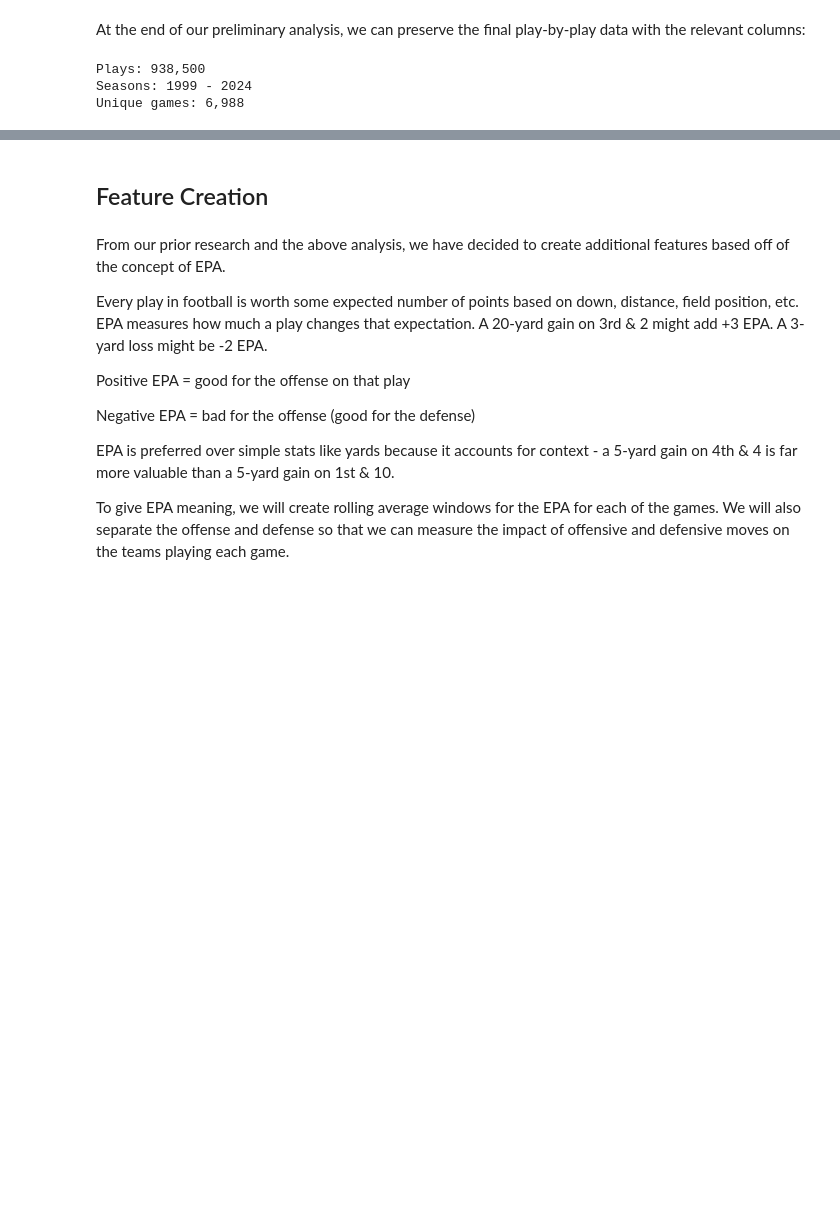
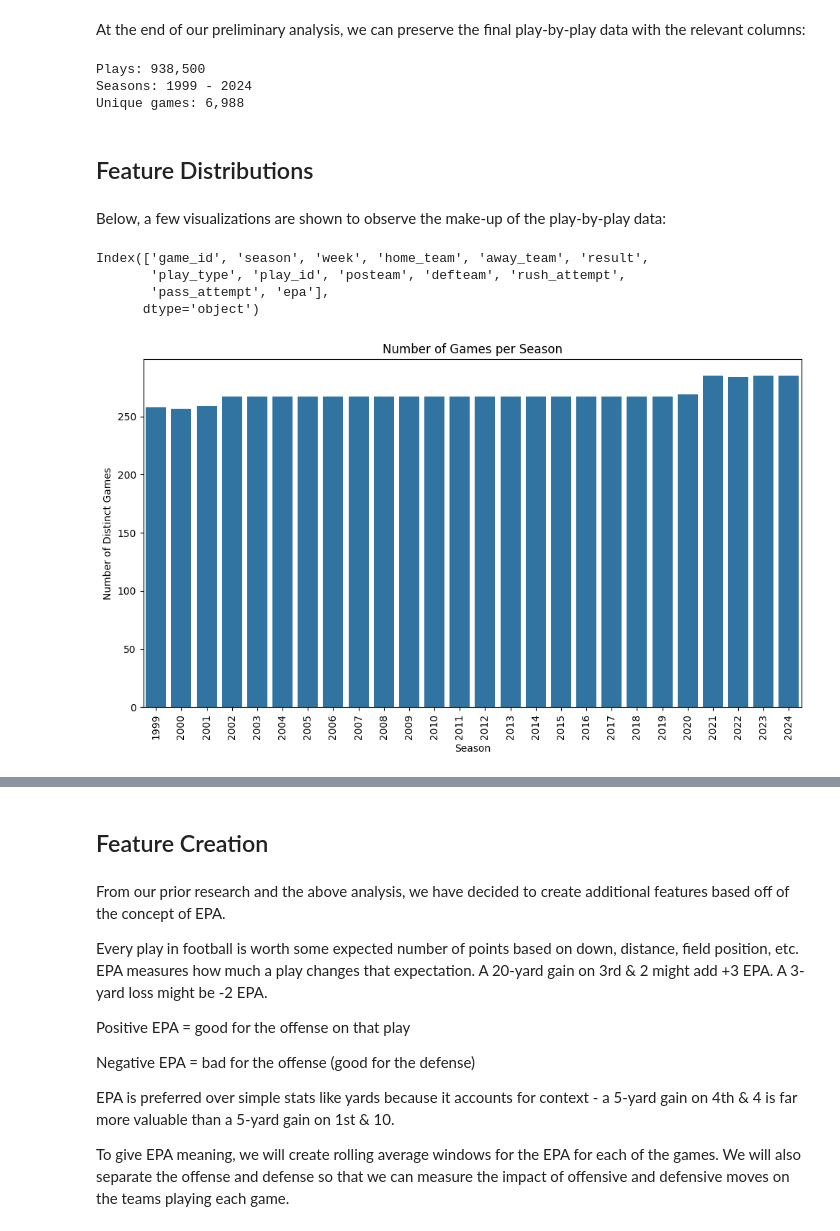
Before and after one commit to nikitajainNU/MSDS422_FinalProject, a Jupyter notebook: notebooks/NFL_EDA_Redone.ipynb, the cells around one changed output, grey strips where cells are left out. Drawn from its saved outputs; the diff is of its cells as text; code cells hidden in the pictures; blank space fills up the shorter version.

Commit message:
Added distributions to EDA, started on modeling - 2 rough models added

```diff
--- a/notebooks/NFL_EDA_Redone.ipynb
+++ b/notebooks/NFL_EDA_Redone.ipynb
@@ -357,3 +359,15 @@ print(f"Unique games: {plays['game_id'].nunique():,}")
 Plays: 938,500
 Seasons: 1999 - 2024
 Unique games: 6,988
+# %% [markdown]
+## Feature Distributions
+# %% [markdown]
+Below, a few visualizations are shown to observe the make-up of the play-by-play data:
+# %%
+visual_df = plays.copy()
+visual_df.columns
+# %% [output]
+Index(['game_id', 'season', 'week', 'home_team', 'away_team', 'result',
+       'play_type', 'play_id', 'posteam', 'defteam', 'rush_attempt',
+       'pass_attempt', 'epa'],
+      dtype='object')
@@ -359,0 +376,16 @@ Unique games: 6,988
+# %%
+num_games_per_season = visual_df.groupby('season')['game_id'].apply(lambda x: x.nunique()).reset_index()
+
+fig, ax = plt.subplots(figsize=(10, 6))
+
+sns.barplot(data=num_games_per_season, x="season", y="game_id", ax=ax)
+
+ax.set_xlabel("Season")
+ax.set_ylabel("Number of Distinct Games")
+ax.set_title("Number of Games per Season")
+ax.tick_params(axis="x", rotation=90)
+
+plt.tight_layout()
+plt.show()
+# %% [output]
+[figure, added]
```
Also changed, not shown: parts of 8 cells of this notebook, 1 other file.
